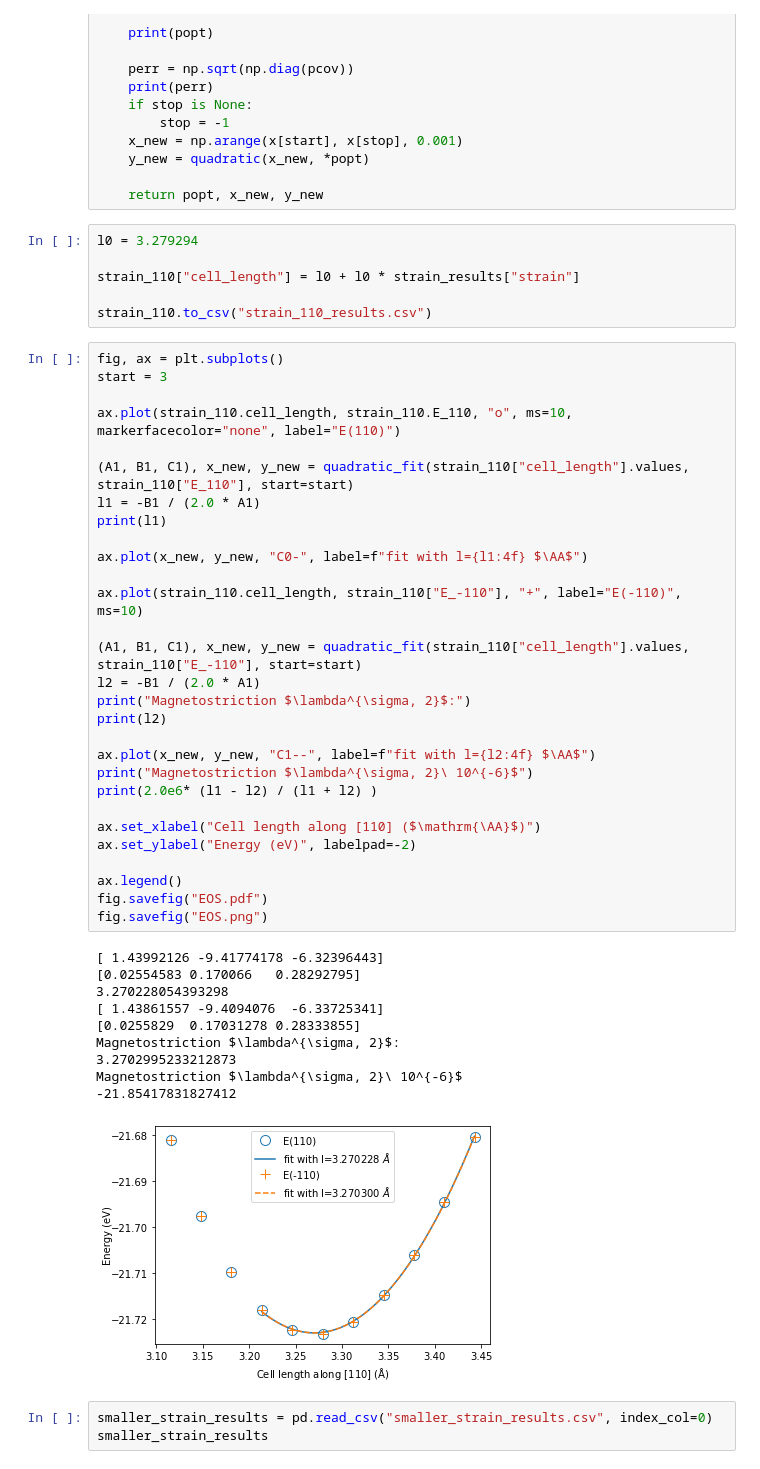
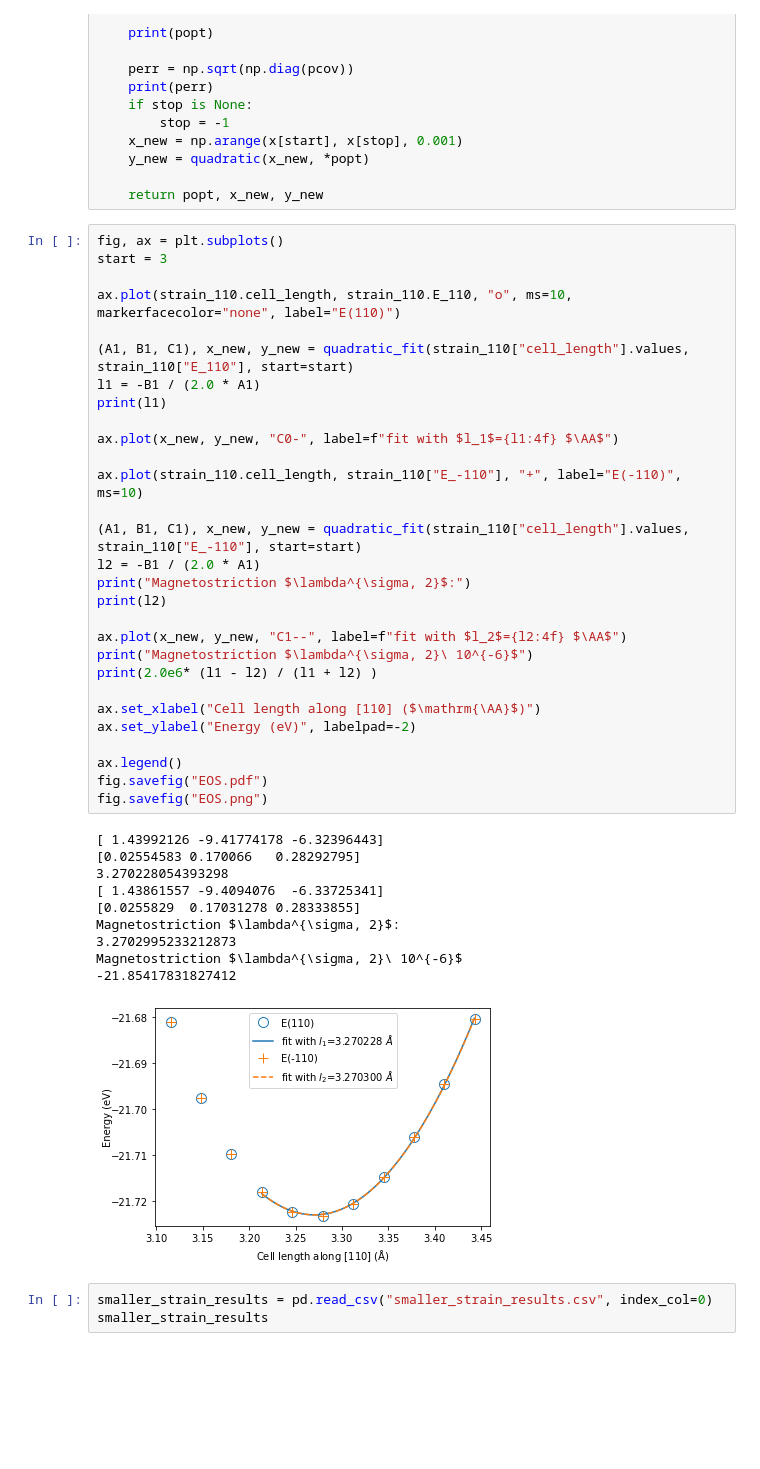
Before and after one commit to pgrigorev/Mn2Au_strain, a Jupyter notebook: Mn2Au strain assisted switching.ipynb, the cells around one changed output. Cells and saved outputs as stored; diff of their text form; blank space fills up the shorter version.

```diff
--- a/Mn2Au strain assisted switching.ipynb
+++ b/Mn2Au strain assisted switching.ipynb
@@ -167,12 +168,6 @@ def quadratic_fit(x, y, start=0, stop=None):
     y_new = quadratic(x_new, *popt)
 
     return popt, x_new, y_new
-# %%
-l0 = 3.279294
-
-strain_110["cell_length"] = l0 + l0 * strain_results["strain"]
-
-strain_110.to_csv("strain_110_results.csv")
 # %%
 fig, ax = plt.subplots()
 start = 3
@@ -183,36 +178,36 @@ ax.plot(strain_110.cell_length, strain_110.E_110, "o", ms=10, markerfacecolor="n
 l1 = -B1 / (2.0 * A1)
 print(l1)
 
-ax.plot(x_new, y_new, "C0-", label=f"fit with l={l1:4f} $\AA$")
+ax.plot(x_new, y_new, "C0-", label=f"fit with $l_1$={l1:4f} $\AA$")
 
 ax.plot(strain_110.cell_length, strain_110["E_-110"], "+", label="E(-110)", ms=10)
 
 (A1, B1, C1), x_new, y_new = quadratic_fit(strain_110["cell_length"].values, strain_110["E_-110"], start=start)
 l2 = -B1 / (2.0 * A1)
 print("Magnetostriction $\lambda^{\sigma, 2}$:")
 print(l2)
 
-ax.plot(x_new, y_new, "C1--", label=f"fit with l={l2:4f} $\AA$")
+ax.plot(x_new, y_new, "C1--", label=f"fit with $l_2$={l2:4f} $\AA$")
 print("Magnetostriction $\lambda^{\sigma, 2}\ 10^{-6}$")
 print(2.0e6* (l1 - l2) / (l1 + l2) )
 
 ax.set_xlabel("Cell length along [110] ($\mathrm{\AA}$)")
 ax.set_ylabel("Energy (eV)", labelpad=-2)
 
 ax.legend()
 fig.savefig("EOS.pdf")
 fig.savefig("EOS.png")
 # %% [output]
 [ 1.43992126 -9.41774178 -6.32396443]
 [0.02554583 0.170066   0.28292795]
 3.270228054393298
 [ 1.43861557 -9.4094076  -6.33725341]
 [0.0255829  0.17031278 0.28333855]
 Magnetostriction $\lambda^{\sigma, 2}$:
 3.2702995233212873
 Magnetostriction $\lambda^{\sigma, 2}\ 10^{-6}$
 -21.85417831827412
-[figure, old version]
+[figure, new version]
 # %%
 smaller_strain_results = pd.read_csv("smaller_strain_results.csv", index_col=0)
 smaller_strain_results
```
Also changed, not shown: parts of 4 cells of this notebook, 5 other files.
